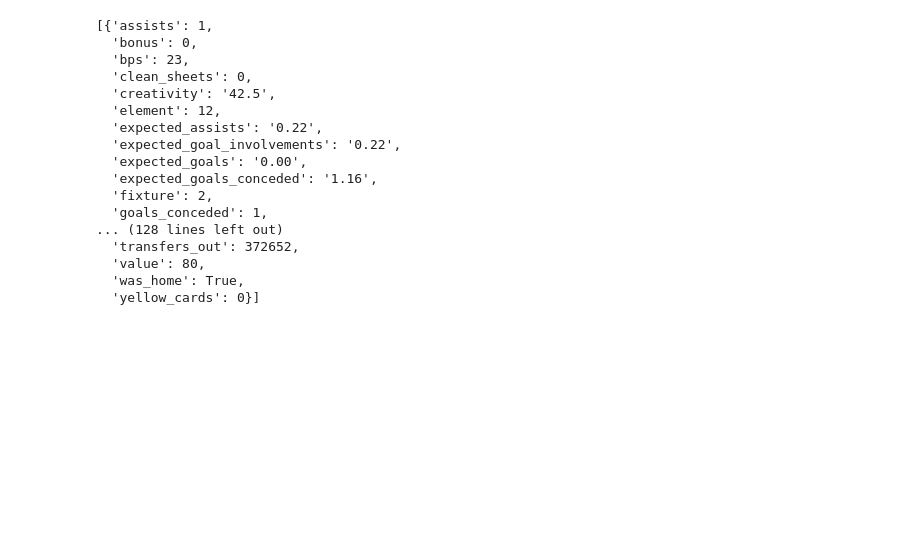
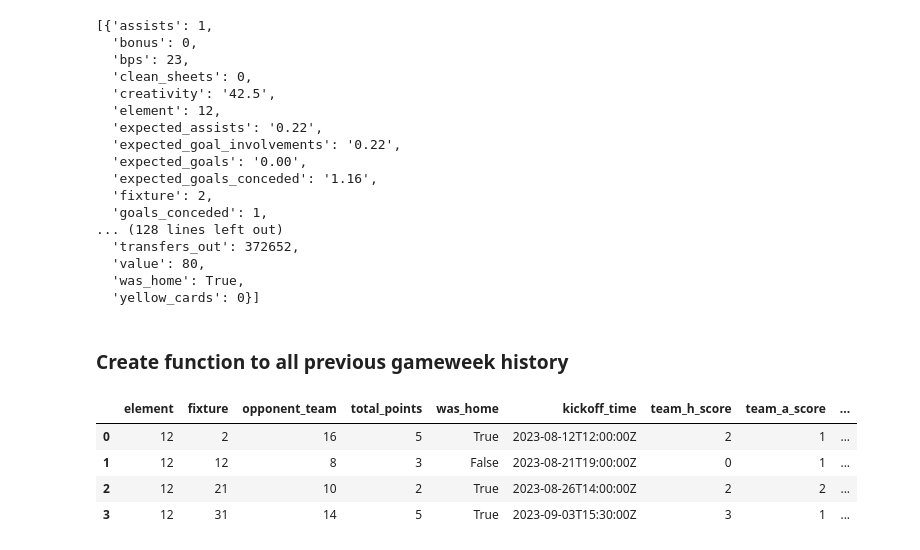
Before and after one commit to In-Data-We-Trust/IDWT-All-Things-SQL-And-Python-And-Code, a Jupyter notebook: Python_Reference/FPL_Prototype.ipynb, the cells around one changed output. Drawn from its saved outputs; the diff is of its cells as text; code cells hidden in the pictures; blank space fills up the shorter version.

Commit message:
Added gameweek history function to FPL

```diff
--- a/Python_Reference/FPL_Prototype.ipynb
+++ b/Python_Reference/FPL_Prototype.ipynb
@@ -230,3 +230,26 @@ pprint(player_points_history, depth=2)
   'value': 80,
   'was_home': True,
   'yellow_cards': 0}]
+# %% [markdown]
+### Create function to all previous gameweek history
+# %%
+# create function to get previous gameweek history for a player
+
+def get_player_gameweek_history(player_id):
+
+    # get data from fpl api
+    player_gameweek_history_request = requests.get(base_fpl_url+  'element-summary/' + str(player_id) + '/').json()
+
+    # extract 'history' data from response into dataframe
+    player_gameweek_history_df = pd.json_normalize(player_gameweek_history_request['history'])
+
+    return player_gameweek_history_df
+# %%
+# Showing a gameweek history for player 12 - Martineli
+get_player_gameweek_history(12)
+# %% [output]
+|  | element | fixture | opponent_team | total_points | was_home | kickoff_time | team_h_score | team_a_score | ... |
+| 0 | 12 | 2 | 16 | 5 | True | 2023-08-12T12:00:00Z | 2 | 1 | ... |
+| 1 | 12 | 12 | 8 | 3 | False | 2023-08-21T19:00:00Z | 0 | 1 | ... |
+| 2 | 12 | 21 | 10 | 2 | True | 2023-08-26T14:00:00Z | 2 | 2 | ... |
+| 3 | 12 | 31 | 14 | 5 | True | 2023-09-03T15:30:00Z | 3 | 1 | ... |
```
Also changed, not shown: parts of 4 cells of this notebook.
